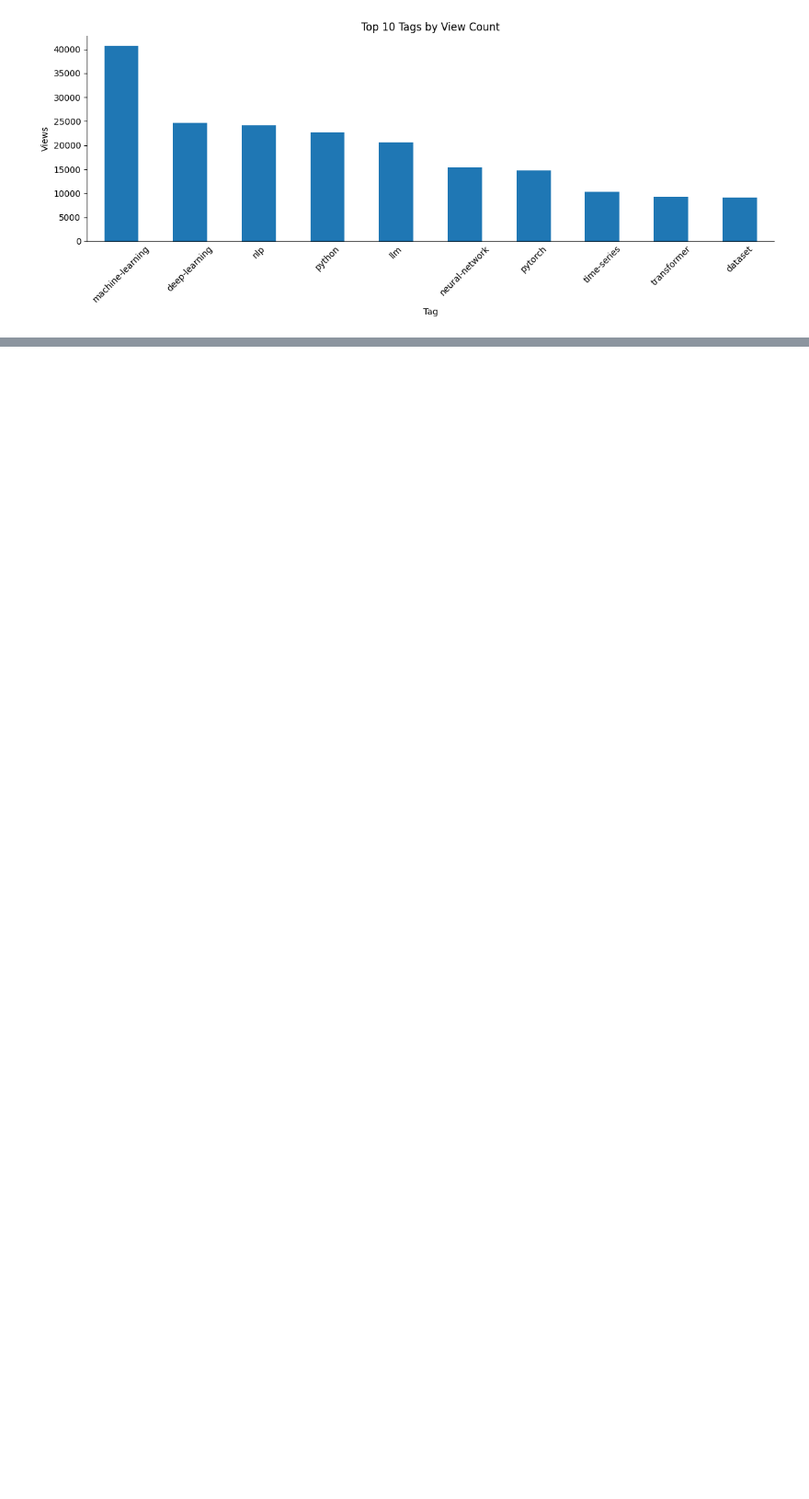
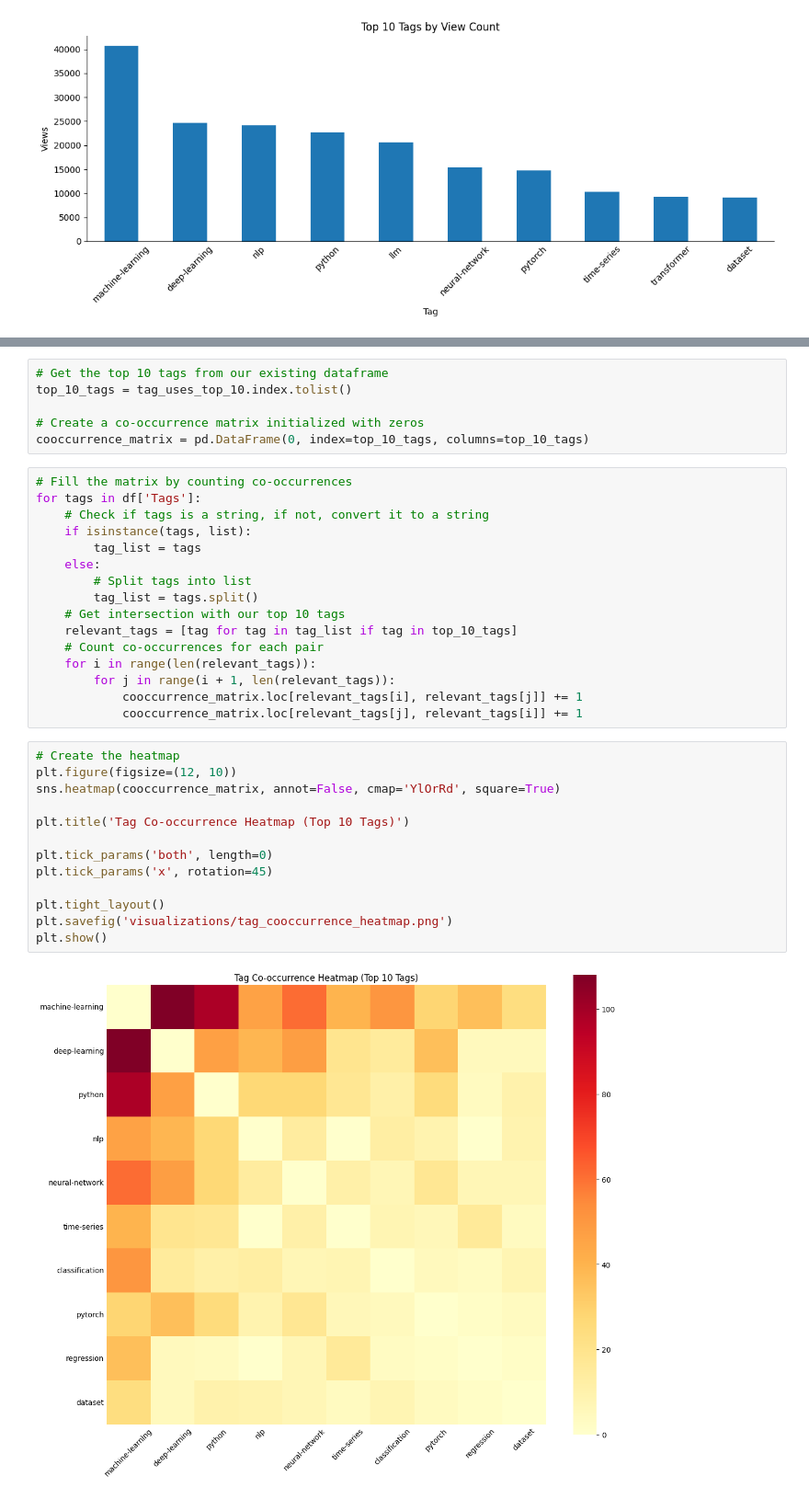
Before and after one commit to jastro-dev/dq-11-stackexchange-popular-questions, a Jupyter notebook: main_notebook.ipynb, the cells around one changed output, grey strips where cells are left out. Shown at 92% size. Saved outputs shown, nothing was run; the diff lists cells and outputs as text; blank space fills up the shorter version.

Commit message:
add tag co-occurrence heatmap visualization

```diff
--- a/main_notebook.ipynb
+++ b/main_notebook.ipynb
@@ -252,0 +256,37 @@ plt.show()
+# %%
+# Get the top 10 tags from our existing dataframe
+top_10_tags = tag_uses_top_10.index.tolist()
+
+# Create a co-occurrence matrix initialized with zeros
+cooccurrence_matrix = pd.DataFrame(0, index=top_10_tags, columns=top_10_tags)
+# %%
+# Fill the matrix by counting co-occurrences
+for tags in df['Tags']:
+    # Check if tags is a string, if not, convert it to a string
+    if isinstance(tags, list):
+        tag_list = tags
+    else:
+        # Split tags into list
+        tag_list = tags.split()
+    # Get intersection with our top 10 tags
+    relevant_tags = [tag for tag in tag_list if tag in top_10_tags]
+    # Count co-occurrences for each pair
+    for i in range(len(relevant_tags)):
+        for j in range(i + 1, len(relevant_tags)):
+            cooccurrence_matrix.loc[relevant_tags[i], relevant_tags[j]] += 1
+            cooccurrence_matrix.loc[relevant_tags[j], relevant_tags[i]] += 1
+# %%
+# Create the heatmap
+plt.figure(figsize=(12, 10))
+sns.heatmap(cooccurrence_matrix, annot=False, cmap='YlOrRd', square=True)
+
+plt.title('Tag Co-occurrence Heatmap (Top 10 Tags)')
+
+plt.tick_params('both', length=0)
+plt.tick_params('x', rotation=45)
+
+plt.tight_layout()
+plt.savefig('visualizations/tag_cooccurrence_heatmap.png')
+plt.show()
+# %% [output]
+[figure, added]
```
Also changed, not shown: parts of 5 cells of this notebook, 1 other file.
